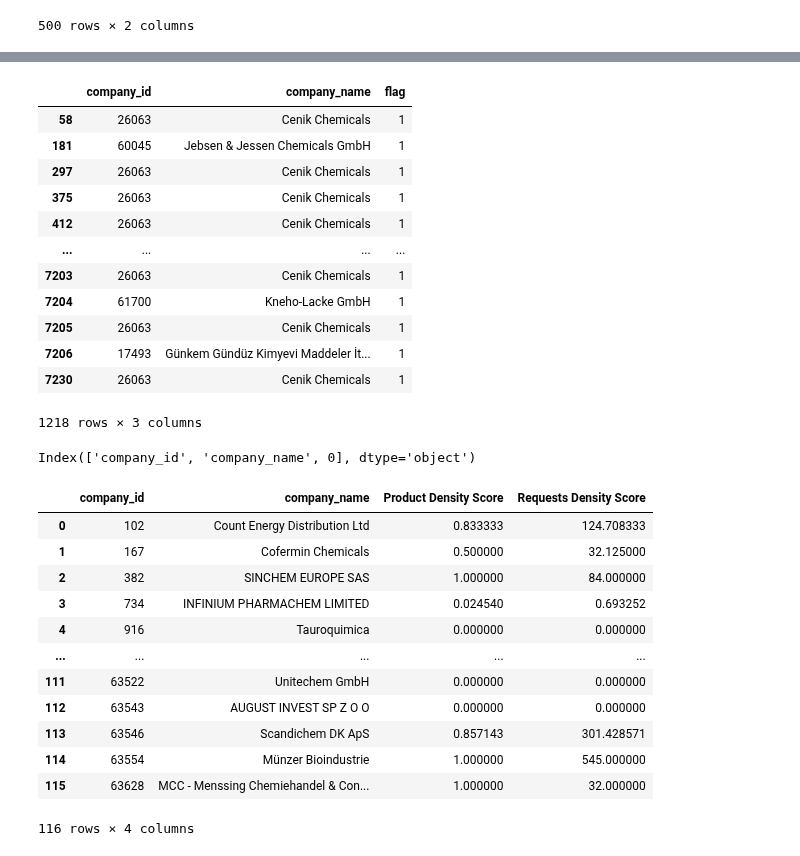
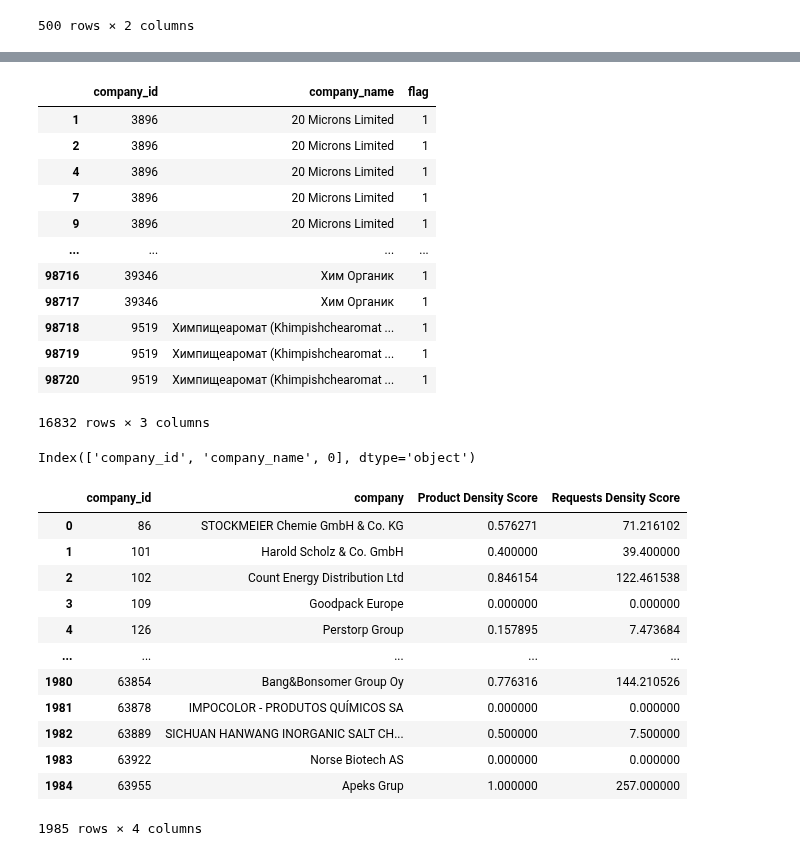
Before and after one commit to asadTariq666/Python_work, a Jupyter notebook: Chemondis/Chemondis Supplier Scores/Product.ipynb, the cells around one changed output, grey strips where cells are left out. Cells and saved outputs as stored; diff of their text form; code cells hidden in the pictures.

Commit message:
Updated scoring for Suppliers - Collectrive Scores

```diff
--- a/Chemondis/Chemondis Supplier Scores/Product.ipynb
+++ b/Chemondis/Chemondis Supplier Scores/Product.ipynb
@@ -14,6 +14,6 @@ data.head()
 | 3 | Phosphoric Acid | 7664-38-2 | 563 |
 | 4 | Glycerol | 56-81-5 | 545 |
 # %%
-data2 = pd.read_csv('Trial Suppliers.csv')
+data2 = pd.read_csv('All Substance.csv')
 data2.head()
 # %% [output]
@@ -204,18 +208,18 @@ df_reqeust_score = df3[['company_id',"company_name",'Product Total Number of Req
 df_flag.loc[df_flag['flag'] == 1]
 # %% [output]
 |  | company_id | company_name | flag |
-| 58 | 26063 | Cenik Chemicals | 1 |
-| 181 | 60045 | Jebsen & Jessen Chemicals GmbH | 1 |
-| 297 | 26063 | Cenik Chemicals | 1 |
-| 375 | 26063 | Cenik Chemicals | 1 |
-| 412 | 26063 | Cenik Chemicals | 1 |
+| 1 | 3896 | 20 Microns Limited | 1 |
+| 2 | 3896 | 20 Microns Limited | 1 |
+| 4 | 3896 | 20 Microns Limited | 1 |
+| 7 | 3896 | 20 Microns Limited | 1 |
+| 9 | 3896 | 20 Microns Limited | 1 |
 | ... | ... | ... | ... |
-| 7203 | 26063 | Cenik Chemicals | 1 |
-| 7204 | 61700 | Kneho-Lacke GmbH | 1 |
-| 7205 | 26063 | Cenik Chemicals | 1 |
-| 7206 | 17493 | Günkem Gündüz Kimyevi Maddeler İt... | 1 |
-| 7230 | 26063 | Cenik Chemicals | 1 |
+| 98716 | 39346 | Хим Органик | 1 |
+| 98717 | 39346 | Хим Органик | 1 |
+| 98718 | 9519 | Химпищеаромат (Khimpishchearomat ... | 1 |
+| 98719 | 9519 | Химпищеаромат (Khimpishchearomat ... | 1 |
+| 98720 | 9519 | Химпищеаромат (Khimpishchearomat ... | 1 |
-1218 rows × 3 columns
+16832 rows × 3 columns
 # %%
 df_flag.to_csv('scoring_before_average.csv')
 # %%
@@ -231,18 +235,19 @@ product_density = product_density.rename(columns={0: 'Product Density Score'})
 request_score = request_score.rename(columns={0: 'Requests Density Score'})
 # %%
 profile = product_density.merge(request_score,on=['company_id','company_name'])
+profile=profile.rename(columns={"company_name": 'company'})
 profile
 # %% [output]
-|  | company_id | company_name | Product Density Score | Requests Density Score |
-| 0 | 102 | Count Energy Distribution Ltd | 0.833333 | 124.708333 |
-| 1 | 167 | Cofermin Chemicals | 0.500000 | 32.125000 |
-| 2 | 382 | SINCHEM EUROPE SAS | 1.000000 | 84.000000 |
-| 3 | 734 | INFINIUM PHARMACHEM LIMITED | 0.024540 | 0.693252 |
-| 4 | 916 | Tauroquimica | 0.000000 | 0.000000 |
+|  | company_id | company | Product Density Score | Requests Density Score |
+| 0 | 86 | STOCKMEIER Chemie GmbH & Co. KG | 0.576271 | 71.216102 |
+| 1 | 101 | Harold Scholz & Co. GmbH | 0.400000 | 39.400000 |
+| 2 | 102 | Count Energy Distribution Ltd | 0.846154 | 122.461538 |
+| 3 | 109 | Goodpack Europe | 0.000000 | 0.000000 |
+| 4 | 126 | Perstorp Group | 0.157895 | 7.473684 |
 | ... | ... | ... | ... | ... |
-| 111 | 63522 | Unitechem GmbH | 0.000000 | 0.000000 |
-| 112 | 63543 | AUGUST INVEST SP Z O O | 0.000000 | 0.000000 |
-| 113 | 63546 | Scandichem DK ApS | 0.857143 | 301.428571 |
-| 114 | 63554 | Münzer Bioindustrie | 1.000000 | 545.000000 |
-| 115 | 63628 | MCC - Menssing Chemiehandel & Con... | 1.000000 | 32.000000 |
+| 1980 | 63854 | Bang&Bonsomer Group Oy | 0.776316 | 144.210526 |
+| 1981 | 63878 | IMPOCOLOR - PRODUTOS QUÍMICOS SA | 0.000000 | 0.000000 |
+| 1982 | 63889 | SICHUAN HANWANG INORGANIC SALT CH... | 0.500000 | 7.500000 |
+| 1983 | 63922 | Norse Biotech AS | 0.000000 | 0.000000 |
+| 1984 | 63955 | Apeks Grup | 1.000000 | 257.000000 |
-116 rows × 4 columns
+1985 rows × 4 columns
```
Also changed, not shown: parts of 15 cells of this notebook, 8 other files.
